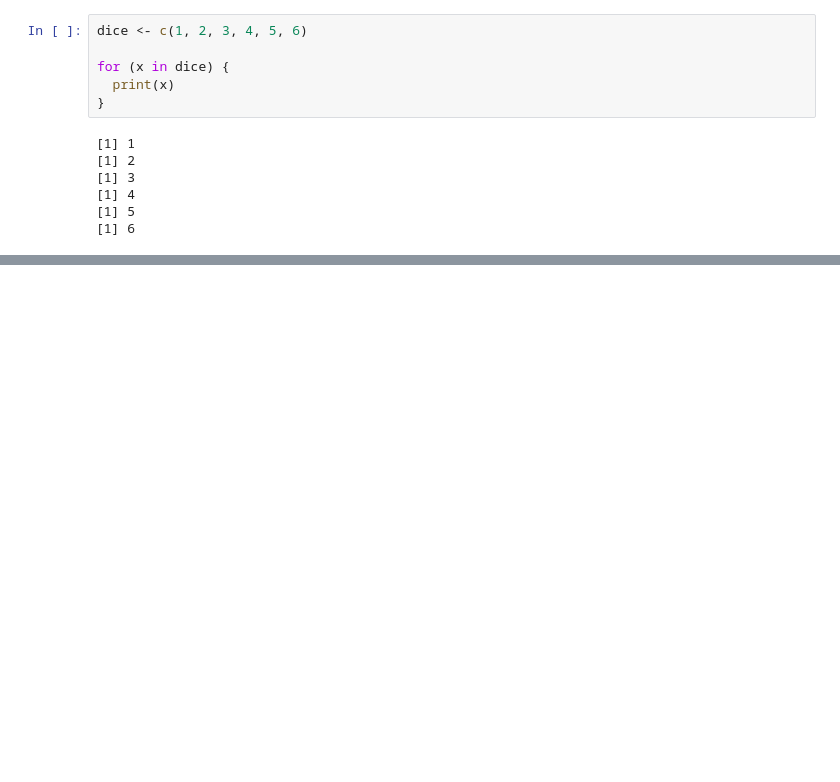
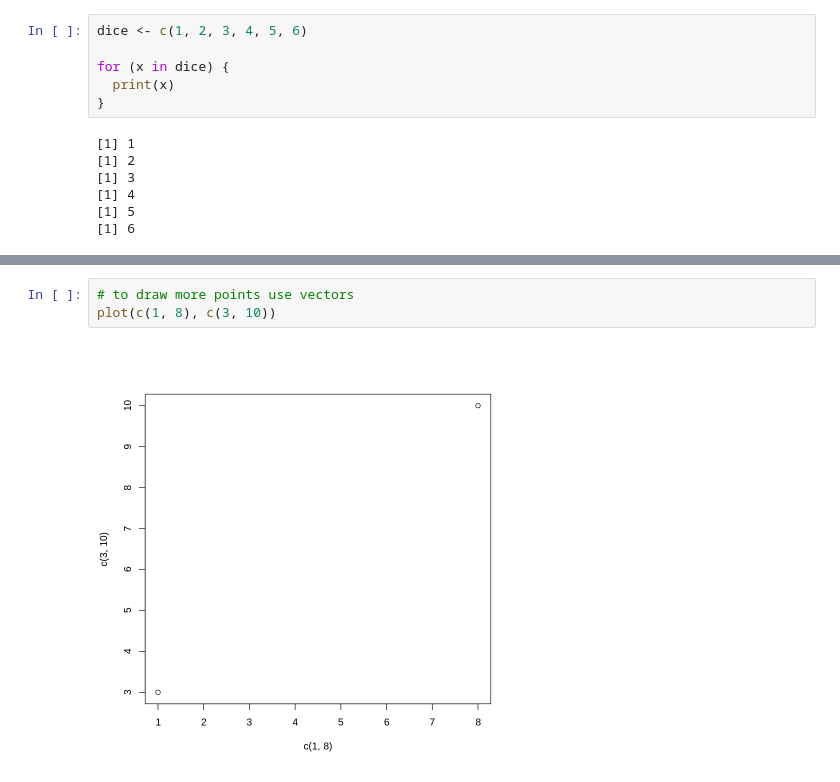
Before and after one commit to dsnnaveen/Videos, a Jupyter notebook: 1_r_notebook_from_23_3.ipynb, the cells around one changed output, grey strips where cells are left out. Cells and saved outputs as stored; diff of their text form; blank space fills up the shorter version.

```diff
--- a/1_r_notebook_from_23_3.ipynb
+++ b/1_r_notebook_from_23_3.ipynb
@@ -759,0 +1961,5 @@ for (x in dice) {
+# %%
+# to draw more points use vectors
+plot(c(1, 8), c(3, 10))
+# %% [output]
+[figure, added]
```
Also changed, not shown: parts of 159 cells of this notebook.
